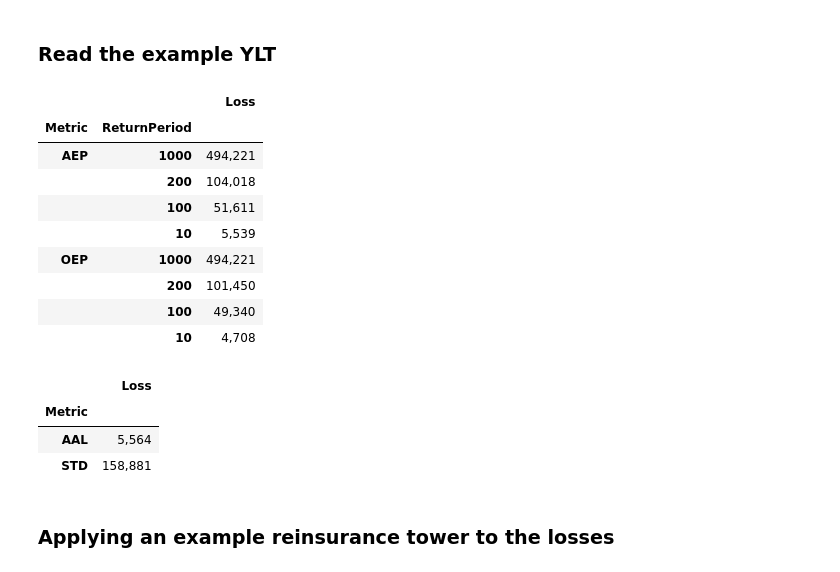
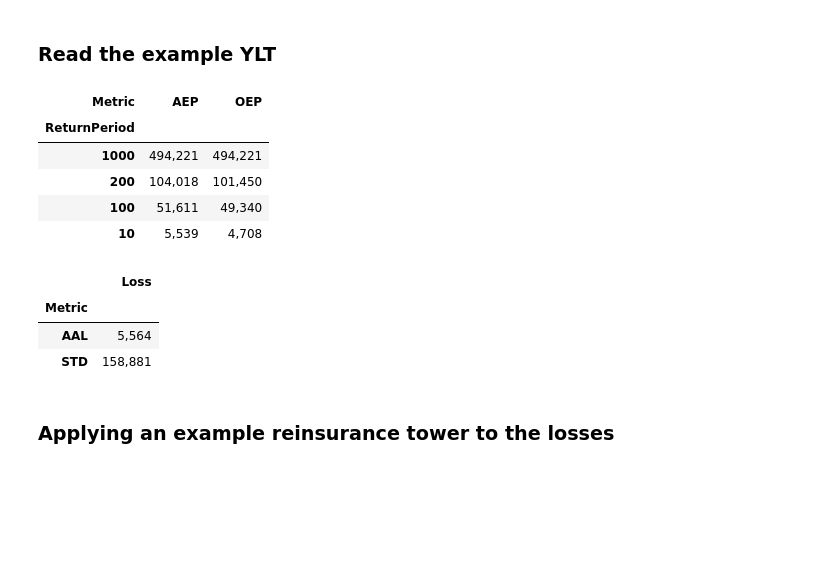
Before and after one commit to iwbailey/pandas-ylt, a Jupyter notebook: yelt_examples_layer_losses.ipynb, the cells around one changed output. Drawn from its saved outputs; the diff is of its cells as text; code cells hidden in the pictures; blank space fills up the shorter version.

```diff
--- a/yelt_examples_layer_losses.ipynb
+++ b/yelt_examples_layer_losses.ipynb
@@ -8,30 +8,27 @@ Python modules for working in pandas with various loss data tables used for CAT
 # %%
 import pandas as pd
 import matplotlib.pyplot as plt
 
-from pandas_ylt.yeareventloss import YearEventLossTable
-from pandas_ylt.yeareventallocloss import YearEventAllocLossTable
-# Define the layers
 from pandas_ylt.layer import Layer
+
+# Import the accessors
+from pandas_ylt.yeareventloss import YearEventLossTable  # noqa: F401
+from pandas_ylt.yeareventallocloss import YearEventAllocLossTable  # noqa: F401
 
 
 yelt = pd.read_csv("tests/_data/example_pareto_poisson_yelt.csv",
                     index_col=['Year', 'EventID', 'DayOfYear'])['Loss']
 yelt.attrs['n_yrs'] = 1e5
 
-display(yelt.yel.to_rp_summaries([1000, 200, 100, 10], is_ef=False).to_frame().style.format("{:,.0f}"))
+display(yelt.yel.to_rp_summaries([1000, 200, 100, 10], is_ef=False).unstack('Metric').style.format("{:,.0f}"))
 display(yelt.yel.to_summary_stats_series().to_frame().style.format("{:,.0f}"))
 # %% [output]
-|  |  | Loss |
-| Metric | ReturnPeriod |  |
-| AEP | 1000 | 494,221 |
-|  | 200 | 104,018 |
-|  | 100 | 51,611 |
-|  | 10 | 5,539 |
-| OEP | 1000 | 494,221 |
-|  | 200 | 101,450 |
-|  | 100 | 49,340 |
-|  | 10 | 4,708 |
+| Metric | AEP | OEP |
+| ReturnPeriod |  |  |
+| 1000 | 494,221 | 494,221 |
+| 200 | 104,018 | 101,450 |
+| 100 | 51,611 | 49,340 |
+| 10 | 5,539 | 4,708 |
 |  | Loss |
 | Metric |  |
 | AAL | 5,564 |
```
